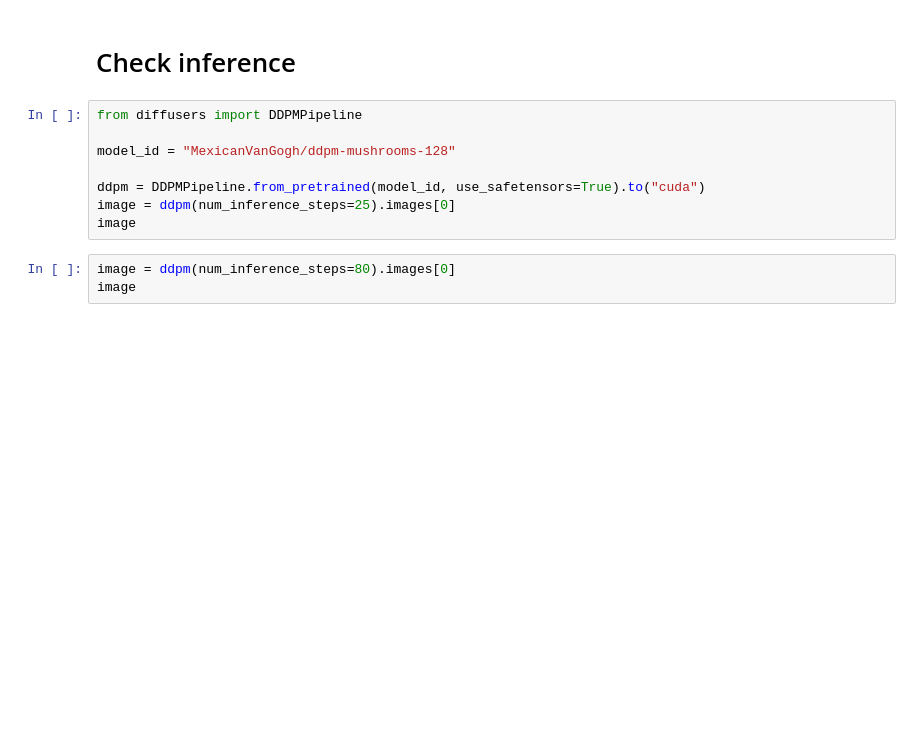
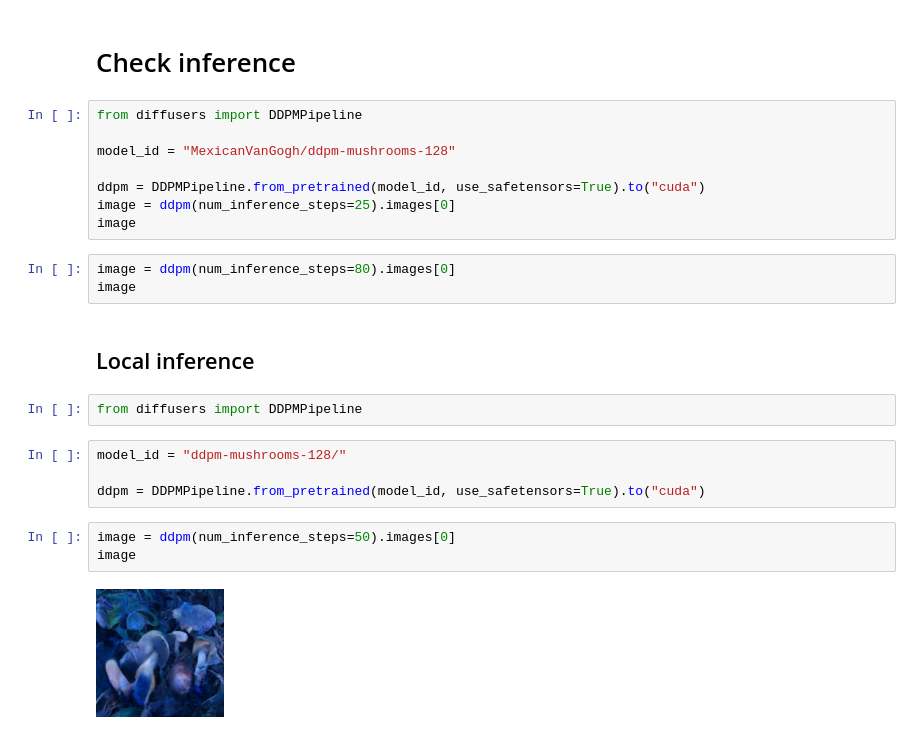
Before and after one commit to mikeagz/Mushroom-Diffusion, a Jupyter notebook: Mushroom_Diffusionv2.ipynb, the cells around one changed output. Cells and saved outputs as stored; diff of their text form; blank space fills up the shorter version.

Commit message:
New model

```diff
--- a/Mushroom_Diffusionv2.ipynb
+++ b/Mushroom_Diffusionv2.ipynb
@@ -376,3 +376,16 @@ image
 # %%
 image = ddpm(num_inference_steps=80).images[0]
 image
+# %% [markdown]
+## Local inference
+# %%
+from diffusers import DDPMPipeline
+# %%
+model_id = "ddpm-mushrooms-128/"
+
+ddpm = DDPMPipeline.from_pretrained(model_id, use_safetensors=True).to("cuda")
+# %%
+image = ddpm(num_inference_steps=50).images[0]
+image
+# %% [output]
+[figure, added]
```
Also changed, not shown: 12 other files.
